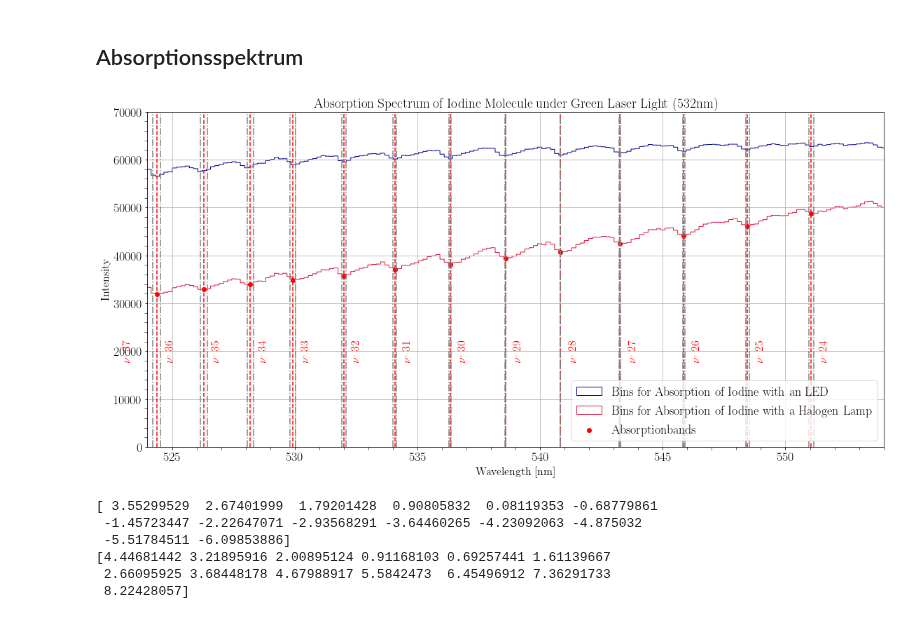
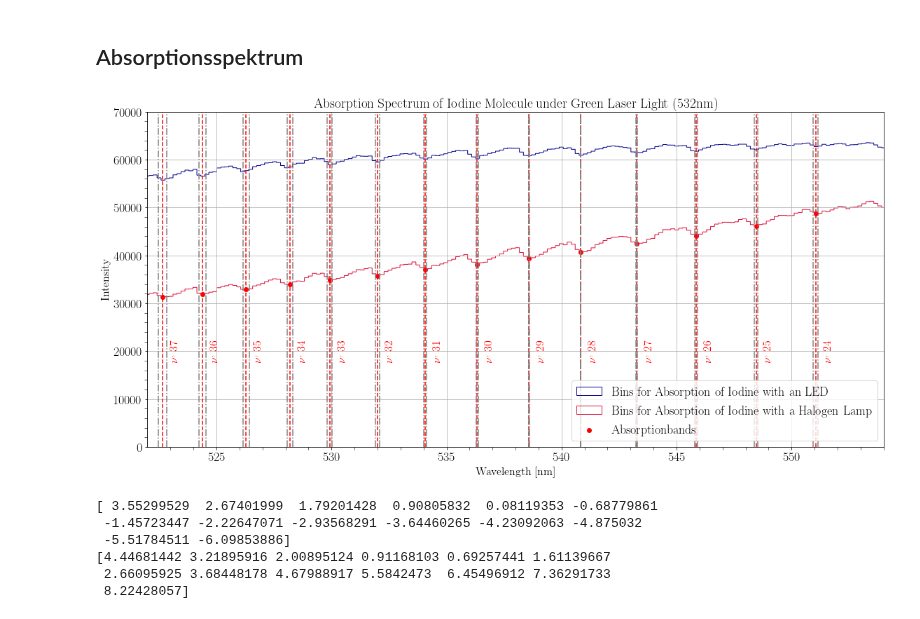
Before and after one commit to MayerPablo/FP, a Jupyter notebook: Jod/Jod.ipynb, the cells around one changed output. Saved outputs shown, nothing was run; the diff lists cells and outputs as text; code cells hidden in the pictures.

```diff
--- a/Jod/Jod.ipynb
+++ b/Jod/Jod.ipynb
@@ -521,35 +523,35 @@ bandsIntensities = np.array([#intensitiesEmissionH[694], intensitiesEmissionH[70
                              intensitiesEmissionH[870], intensitiesEmissionH[885]])
 
 plt.figure(figsize=(16, 8))
 
 
 plt.hist(binsEmissionCal, bins=nBinsEmission, histtype='step', color='darkblue',
                weights=intensitiesEmission, label=r'Bins for Absorption of Iodine with an LED')
 
 plt.hist(binsEmissionHCal, bins=nBinsEmissionH, histtype='step', color='crimson',
                weights=intensitiesEmissionH, label=r'Bins for Absorption of Iodine with a Halogen Lamp')
 
 plt.scatter(bands,bandsIntensities, color='red', label =r'Absorptionbands')
 
 for i, x in enumerate(bands):
     plt.text(x+0.3, 2e4, r"$\nu^{,}$ %d" % (37-i), rotation=90, verticalalignment='center', color='r')
 
 
 plt.vlines(x=bands, ymin=0, ymax=7e4, color = 'red', ls='--')
 plt.vlines(x=bands+bandsErr, ymin=0, ymax=7e4, color = 'gray', ls='-.')
 plt.vlines(x=bands-bandsErr, ymin=0, ymax=7e4, color = 'gray', ls='-.')
 
-plt.xlim([524, 554])
+plt.xlim([522, 554])
 plt.ylim([0, 7e4])
 
 plt.xlabel(r'Wavelength [nm]')
 plt.ylabel(r'Intensity')
 plt.title("Absorption Spectrum of Iodine Molecule under Green Laser Light (532nm)")
 
 plt.legend(loc=4, fontsize=18)
 plt.show()
 # %% [output]
-[figure, old version]
+[figure, new version]
 # %%
 bandWavenumbers = np.flip(1/bands*1e7)
 bandWavenumbersErr = np.flip(bandWavenumbers*(bandsErr/bands))
```
Also changed, not shown: parts of 3 cells of this notebook, 2 other files.
